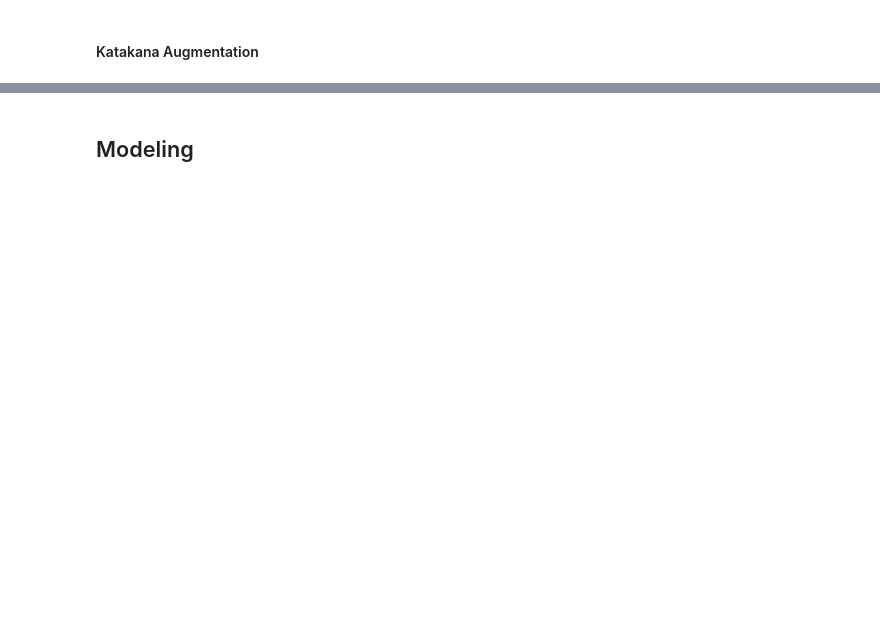
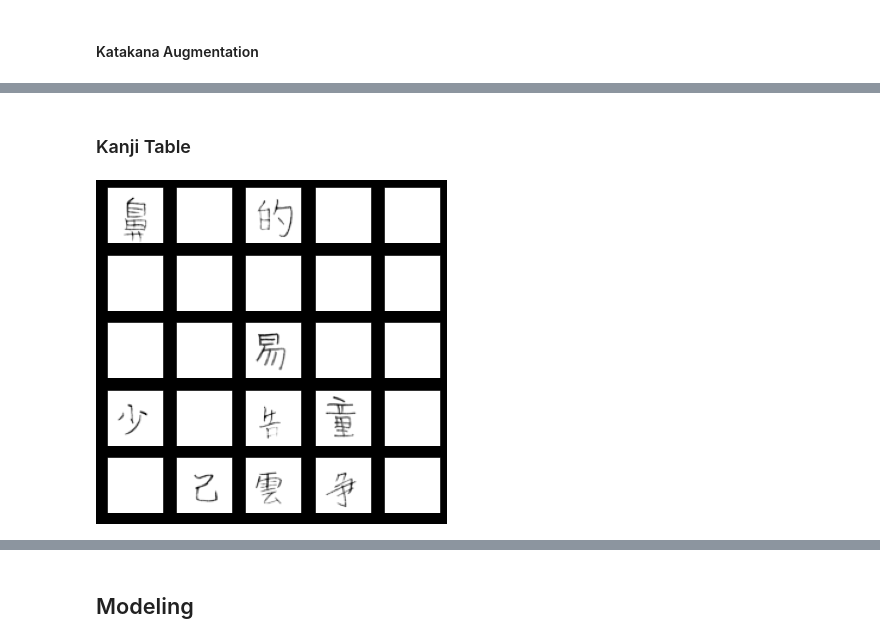
Before and after one commit to Mynusjanai/kana_recognition, a Jupyter notebook: kana_recognition_workbook.ipynb, the cells around one changed output, grey strips where cells are left out. Cells and saved outputs as stored; diff of their text form; code cells hidden in the pictures; blank space fills up the shorter version.

```diff
--- a/kana_recognition_workbook.ipynb
+++ b/kana_recognition_workbook.ipynb
@@ -482,9 +386,10 @@ hira_y_test = hiragana_ohe.transform(hiragana_test_labels.reshape(-1, 1))
 # %%
 # Labels are our y values
 kanji_X_train, kanji_X_val, kanji_y_train, kanji_y_val =\
-    train_test_split(kanji_train, kanji_labels, random_state = 42, test_size = 0.2)
+    train_test_split(kanji_train, kanji_labels, random_state = 42, test_size = 0.3)
 
-kanji_X_train, kanji_X_val, kanji_X_test = kanji_X_train/16, kanji_X_val/16, kanji_test/16
+kanji_X_train, kanji_X_val, kanji_X_test = kanji_X_train/np.max(kanji_X_train), kanji_X_val/np.max(kanji_X_val),\
+                                           kanji_test/np.max(kanji_test)
 # %%
 kanji_ohe = OneHotEncoder(sparse = False, handle_unknown = 'ignore')
 kanji_y_train = kanji_ohe.fit_transform(kanji_y_train.reshape(-1, 1))
@@ -533,15 +445,17 @@ hira_X_train.shape
 #### Kanji Augmentation
 # %%
 if K.image_data_format() == 'channels_first':
-    kanji_X_train = kanji_X_train.reshape(kanji_X_train.shape[0], 1, 32, 32)
-    kanji_X_test = kanji_X_test.reshape(kanji_X_test.shape[0], 1, 32, 32)
-    shape = (1, 32, 32)
+    kanji_X_train = kanji_X_train.reshape(kanji_X_train.shape[0], 1, img_row, img_col)
+    kanji_X_test = kanji_X_test.reshape(kanji_X_test.shape[0], 1, img_row, img_col)
+    kanji_X_val = kanji_X_val.reshape(kanji_X_val.shape[0], 1, img_row, img_col)
+    kanji_shape = (1, img_row, img_col)
 else:
-    kanji_X_train = kanji_X_train.reshape(kanji_X_train.shape[0], 32, 32, 1)
-    kanji_X_test = kanji_X_test.reshape(kanji_X_test.shape[0], 32, 32, 1)
-    shape = (32, 32, 1)
+    kanji_X_train = kanji_X_train.reshape(kanji_X_train.shape[0], img_row, img_col, 1)
+    kanji_X_test = kanji_X_test.reshape(kanji_X_test.shape[0], img_row, img_col, 1)
+    kanji_X_val = kanji_X_val.reshape(kanji_X_val.shape[0], img_row, img_col, 1)
+    kanji_shape = (img_row, img_col, 1) # For CNN
 
-kanji_datagen = ImageDataGenerator(rotation_range = 15, zoom_range = 0.20)
+kanji_datagen = ImageDataGenerator(rotation_range = 15, zoom_range = 0.2)
 
 kanji_datagen.fit(kanji_X_train)
 # %%
@@ -569,0 +511,13 @@ katakana_X_train.shape
+# %% [markdown]
+### Kanji Table
+# %%
+plt.figure(figsize = (6, 6)).patch.set_facecolor('black')
+for i in range(25):
+    plt.subplot(5, 5, i+1)
+    plt.xticks([])
+    plt.yticks([])
+    plt.grid(False)
+    plt.imshow(kanji_X_train[i], cmap = plt.cm.binary)
+plt.show();
+# %% [output]
+[figure, added]
```
Also changed, not shown: parts of 85 cells of this notebook, 11 other files.
